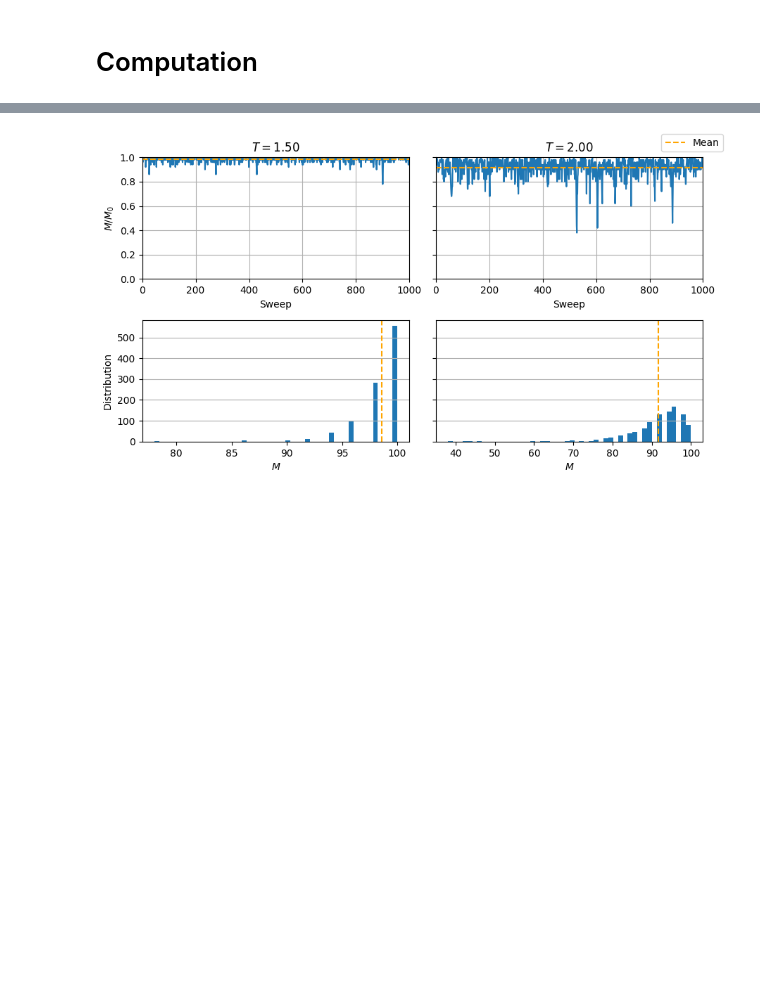
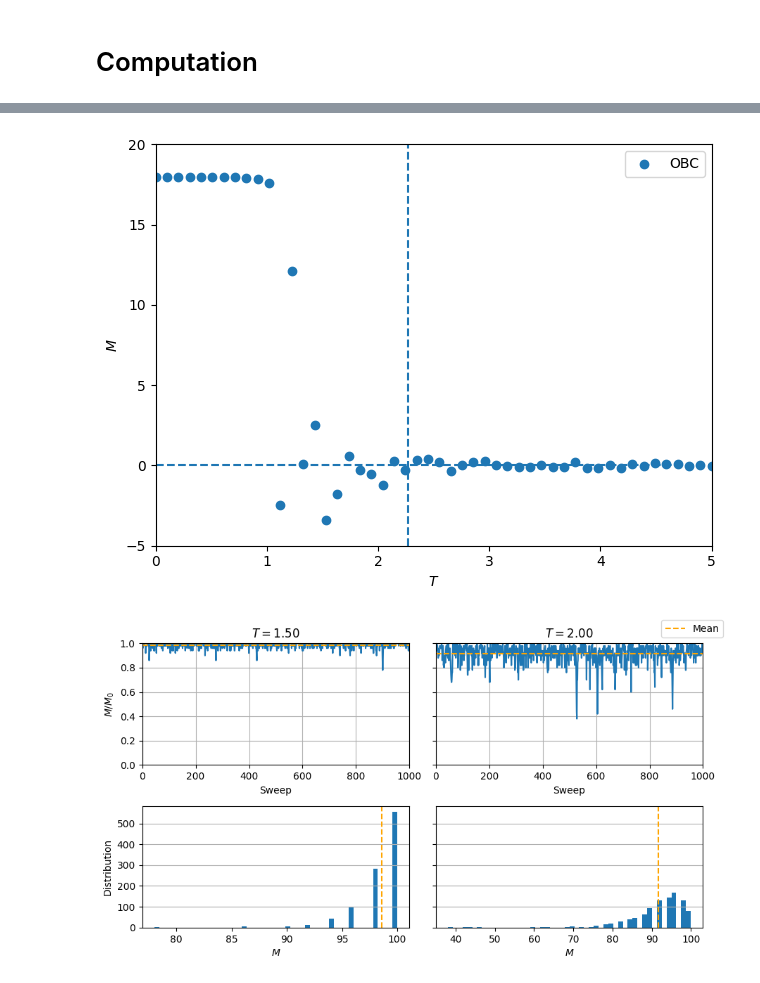
Before and after one commit to farid-rajabi/ising-model, a Jupyter notebook: main.ipynb, the cells around one changed output, grey strips where cells are left out. Saved outputs shown, nothing was run; the diff lists cells and outputs as text; code cells hidden in the pictures; blank space fills up the shorter version.

```diff
--- a/main.ipynb
+++ b/main.ipynb
@@ -43,3 +95,48 @@ plt.savefig('mc-M-T.png', dpi=150, bbox_inches='tight')
+# %%
+def custom_E_flip(
+    self,
+    coord: tuple[int, int],
+    site_spin: (int | float),
+    neighbor_spin: np.ndarray
+) -> (int | float):
+    J_1, J_2, J_3 = -1.2, -1, -1
+    if coord[1] % 2 == 0:
+        self.J = np.array([J_2, J_1, J_3, J_3])
+    else:
+        self.J = np.array([J_1, J_2, J_3, J_3])
+    return -2 * (site_spin * (self.J * neighbor_spin).sum() +
+                 self.epsilon * site_spin)
+
+
+MonteCarlo.E_flip = custom_E_flip
+
+# lattice_1 = MonteCarlo(np.ones((N_i, N_j)))
+lattice_2 = MonteCarlo(np.ones((N_i, N_j)))
+
+Ts = np.linspace(0, 5, 50)
+# M_T_1 = []
+M_T_2 = []
+for T in Ts:
+    # lattice_1.T = T
+    lattice_2.T = T
+    # M_T_1.append(lattice_1.magnetization(2000, 'PBC'))
+    M_T_2.append(lattice_2.magnetization(5000, 'OBC'))
+# M_T_1 = np.array(M_T_1)
+M_T_2 = np.array(M_T_2)
+# %%
+# plt.scatter(Ts, M_T_1, label='PBC')
+plt.scatter(Ts, M_T_2, label='OBC')
+plt.xlabel(r'$T$')
+plt.ylabel(r'$M$')
+plt.xlim(Ts.min(), Ts.max())
+plt.ylim(-5, 20)
+plt.axhline(0, ls='--')
+plt.axvline(2.27, ls='--')
+plt.legend()
+plt.tight_layout()
+# plt.savefig('mc-M-T.png', dpi=150, bbox_inches='tight')
+# %% [output]
+[figure, added]
 # %%
 lattice_2 = MonteCarlo(np.ones((N_i, N_j)), J=J, T=1.5)
 lattice_3 = MonteCarlo(np.ones((N_i, N_j)), J=J, T=2.0)
```
Also changed, not shown: parts of 6 cells of this notebook, 1 other file.
